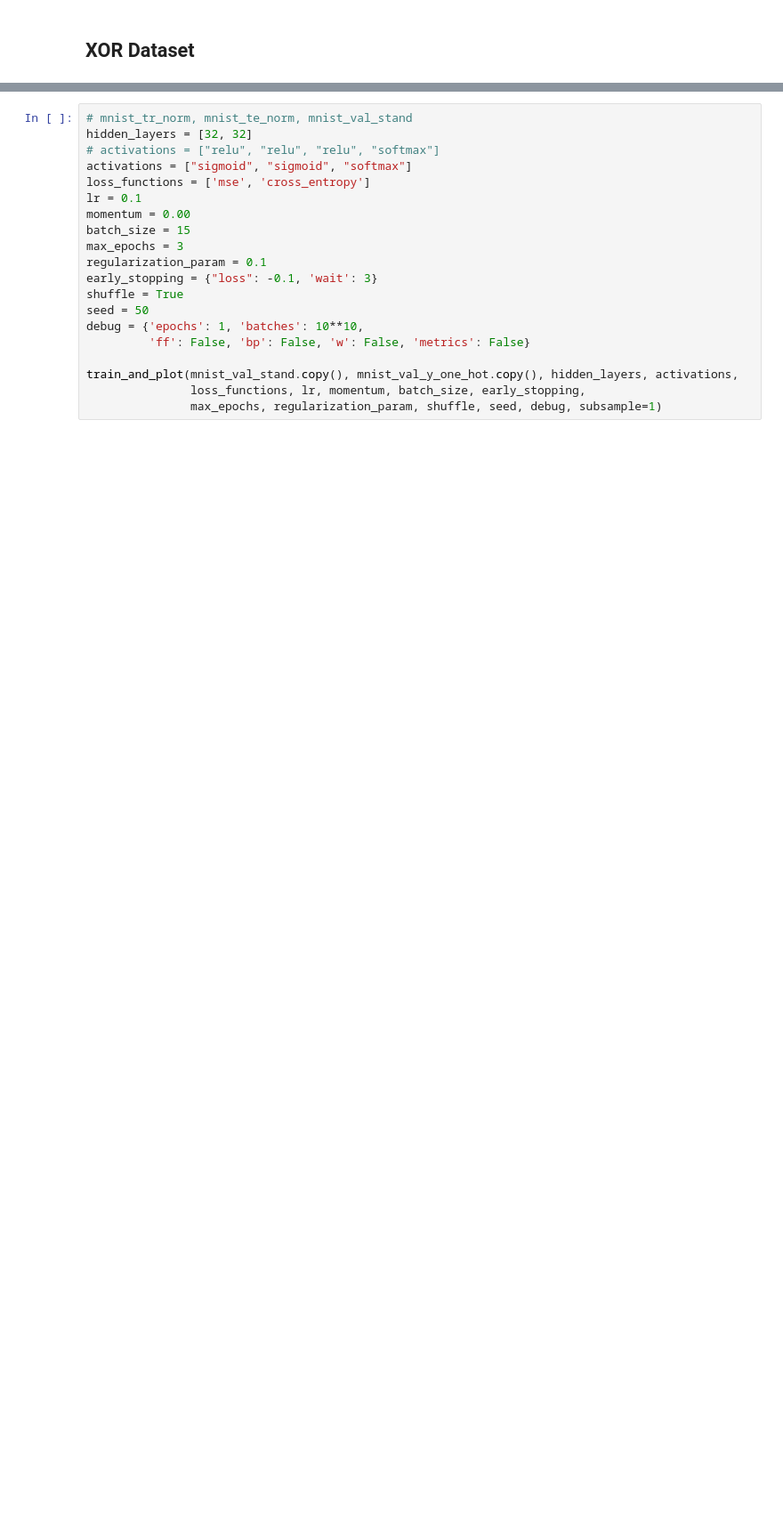
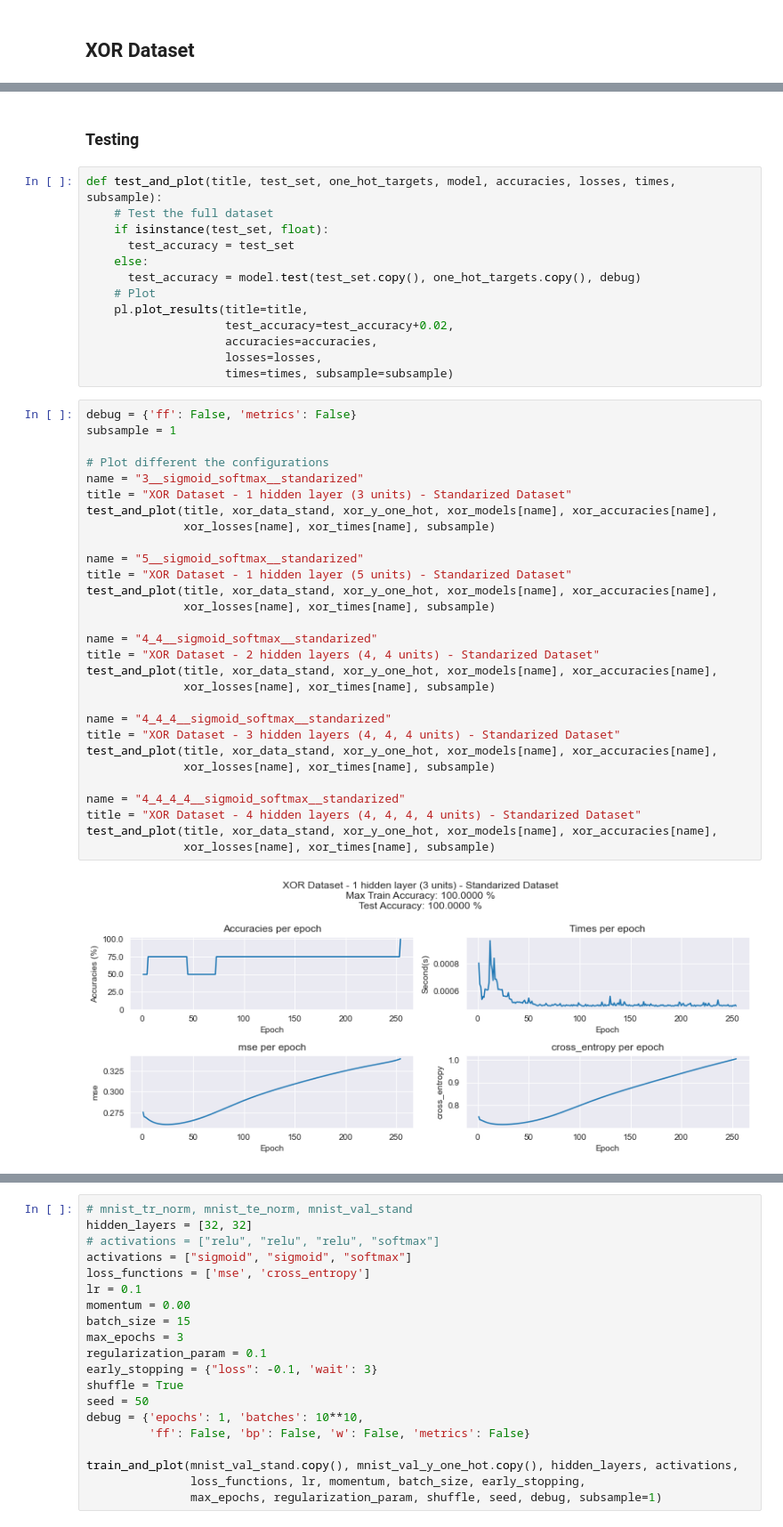
Before and after one commit to drkostas/Machine-Learning-Algorithms, a Jupyter notebook: Project4.ipynb, the cells around one changed output, grey strips where cells are left out. Shown at 89% size. Drawn from its saved outputs; the diff is of its cells as text; blank space fills up the shorter version.

Commit message:
Gathered results #2

```diff
--- a/Project4.ipynb
+++ b/Project4.ipynb
@@ -227,0 +355,46 @@ train_and_plot(xor_data_stand.copy(), xor_y_one_hot.copy(), hidden_layers, activ
+# %% [markdown]
+### Testing
+# %%
+def test_and_plot(title, test_set, one_hot_targets, model, accuracies, losses, times, subsample):
+    # Test the full dataset
+    if isinstance(test_set, float):
+      test_accuracy = test_set
+    else:
+      test_accuracy = model.test(test_set.copy(), one_hot_targets.copy(), debug)
+    # Plot
+    pl.plot_results(title=title,
+                    test_accuracy=test_accuracy+0.02,
+                    accuracies=accuracies,
+                    losses=losses,
+                    times=times, subsample=subsample)
+# %%
+debug = {'ff': False, 'metrics': False}
+subsample = 1
+
+# Plot different the configurations
+name = "3__sigmoid_softmax__standarized"
+title = "XOR Dataset - 1 hidden layer (3 units) - Standarized Dataset"
+test_and_plot(title, xor_data_stand, xor_y_one_hot, xor_models[name], xor_accuracies[name],
+              xor_losses[name], xor_times[name], subsample)
+
+name = "5__sigmoid_softmax__standarized"
+title = "XOR Dataset - 1 hidden layer (5 units) - Standarized Dataset"
+test_and_plot(title, xor_data_stand, xor_y_one_hot, xor_models[name], xor_accuracies[name],
+              xor_losses[name], xor_times[name], subsample)
+
+name = "4_4__sigmoid_softmax__standarized"
+title = "XOR Dataset - 2 hidden layers (4, 4 units) - Standarized Dataset"
+test_and_plot(title, xor_data_stand, xor_y_one_hot, xor_models[name], xor_accuracies[name],
+              xor_losses[name], xor_times[name], subsample)
+
+name = "4_4_4__sigmoid_softmax__standarized"
+title = "XOR Dataset - 3 hidden layers (4, 4, 4 units) - Standarized Dataset"
+test_and_plot(title, xor_data_stand, xor_y_one_hot, xor_models[name], xor_accuracies[name],
+              xor_losses[name], xor_times[name], subsample)
+
+name = "4_4_4_4__sigmoid_softmax__standarized"
+title = "XOR Dataset - 4 hidden layers (4, 4, 4, 4 units) - Standarized Dataset"
+test_and_plot(title, xor_data_stand, xor_y_one_hot, xor_models[name], xor_accuracies[name],
+              xor_losses[name], xor_times[name], subsample)
+# %% [output]
+[figure, added]
```
Also changed, not shown: parts of 49 cells of this notebook, 5 other files.
